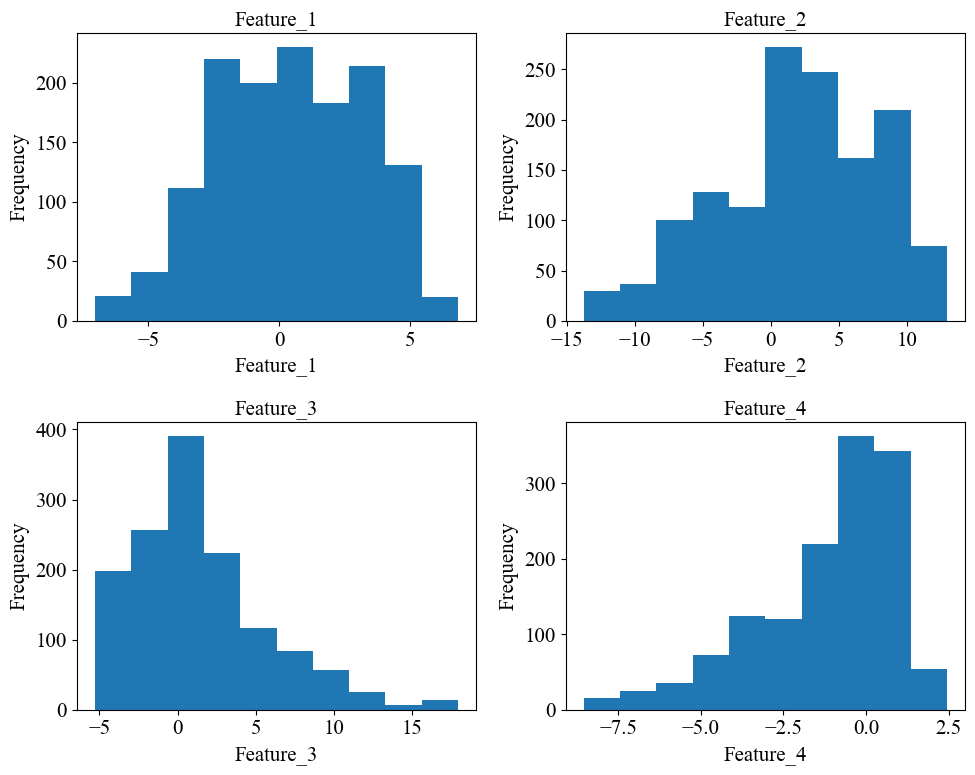
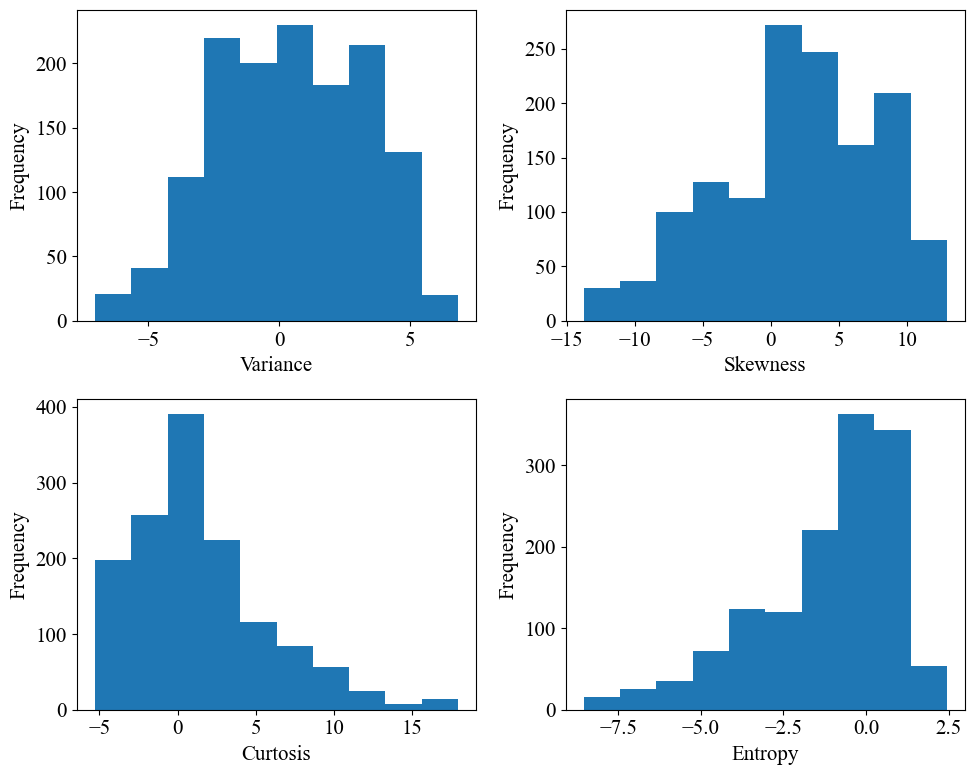
The change to this notebook cell's code, shown as a diff; its figure went from the first image to the second:
--- before
+++ after
@@ -3,5 +3,4 @@
 for i in range(4):
     ax[i//2,i%2].hist(df[l[i]])
-    ax[i//2,i%2].set_title(l[i])
     ax[i//2,i%2].set_xlabel(l[i])
     ax[i//2,i%2].set_ylabel("Frequency")

Commit: Updated Lab 1 notebook and plots